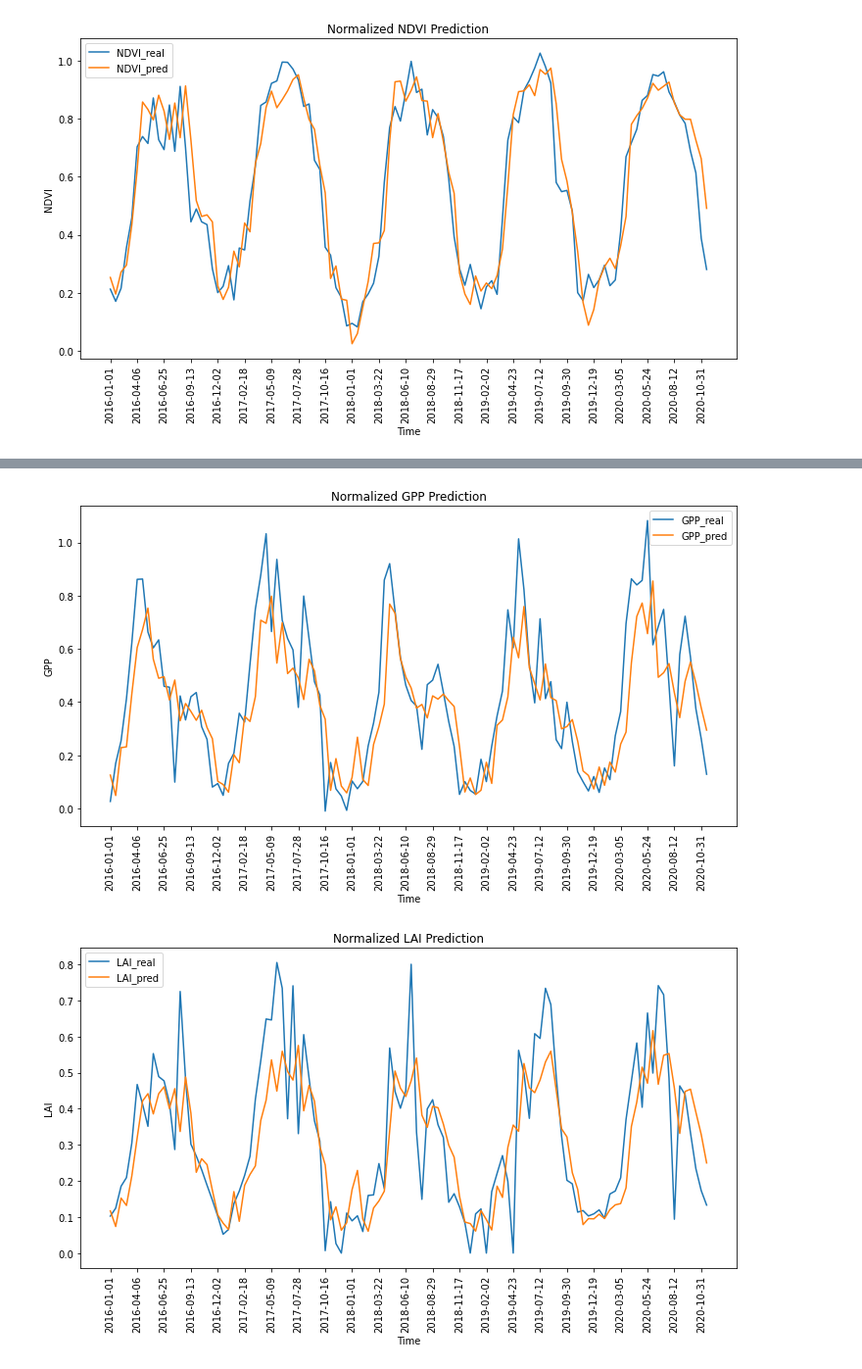
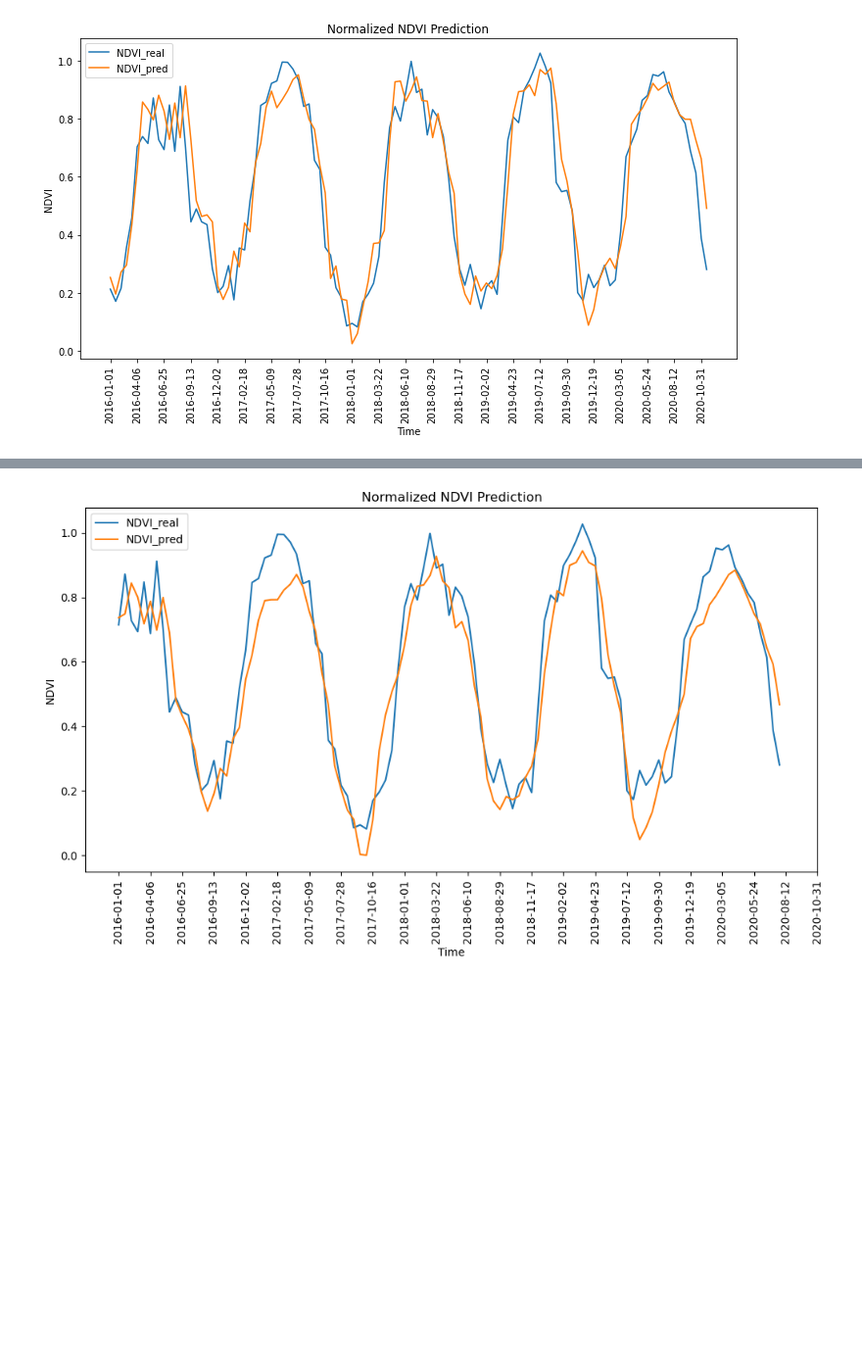
Before and after one commit to youhangkai/SHARING, a Jupyter notebook: LSTM_LAI.ipynb, the cells around one changed output, grey strips where cells are left out. Shown at 98% size. Cells and saved outputs as stored; diff of their text form; code cells hidden in the pictures; blank space fills up the shorter version.

```diff
--- a/LSTM_LAI.ipynb
+++ b/LSTM_LAI.ipynb
@@ -9,7 +9,7 @@ from sklearn.metrics import mean_squared_error
 import matplotlib.pyplot as plt
 
 # Load data
-data_path = "H:\\LAI_prediction_2000to2020\\Merged_Data2002to2020NDVI.csv"
+data_path = "E:\\LAI_prediction_2000to2020\\Merged_Data2002to2020NDVI.csv"
 data = pd.read_csv(data_path)
 print(data.columns)
 
@@ -46,8 +46,8 @@ X_test, y_test = create_dataset(test_data_normalized, look_back)
 
 # Create LSTM model
 model = Sequential()
-model.add(LSTM(16, input_shape=(X_train.shape[1], X_train.shape[2])))
-model.add(Dense(1))
+model.add(LSTM(50, input_shape=(X_train.shape[1], X_train.shape[2])))
+model.add(Dense(2))
 model.compile(loss='mean_squared_error', optimizer='adam')
 
 # Train the model
@@ -126,7 +126,7 @@ from sklearn.metrics import mean_squared_error
 import matplotlib.pyplot as plt
 
 # Load data
-data_path = "E:\\LAI_prediction_2000to2020\\Merged_Data2002to2020_no.csv"
+data_path = "H:\\LAI_prediction_2000to2020\\Merged_Data2002to2020_no.csv"
 data = pd.read_csv(data_path)
 print(data.columns)
 
@@ -149,24 +149,24 @@ test_data_normalized = scaler.transform(test_data)
 print('Normalize data finished!')
 
 # Prepare data for LSTM
-def create_dataset(data, look_back=1):
+def create_dataset(data, look_back=8):
     X, Y = [], []
     for i in range(len(data) - look_back - 1):
         a = data[i:(i + look_back), :]
         X.append(a)
-        Y.append(data[i + look_back, 0:3])  # GPP, LAI, NDVI columns
+        Y.append(data[i + look_back, 0:1])  # GPP, LAI, NDVI columns
     return np.array(X), np.array(Y)
 
-look_back = 1
+look_back = 8
 X_train, y_train = create_dataset(train_data_normalized, look_back)
 X_test, y_test = create_dataset(test_data_normalized, look_back)
 
 # Create LSTM model
 model = Sequential()
-model.add(LSTM(50, input_shape=(X_train.shape[1], X_train.shape[2])))
-model.add(Dense(3))
+model.add(LSTM(32, input_shape=(X_train.shape[1], X_train.shape[2])))
+model.add(Dense(1))
 model.compile(loss='mean_squared_error', optimizer='adam')
 
 # Train the model
-model.fit(X_train, y_train, epochs=100, batch_size=4, verbose=2)
+model.fit(X_train, y_train, epochs=100, batch_size=16, verbose=2)
 # %% [output]
@@ -202,44 +204,19 @@ Test RMSE: 0.140
 # %%
 # Extract predicted and actual values for each variable
-GPP_real, LAI_real, NDVI_real = y_test[:, 0], y_test[:, 1], y_test[:, 2]
-GPP_pred, LAI_pred, NDVI_pred = test_predict[:, 0], test_predict[:, 1], test_predict[:, 2]
+NDVI_real = y_test[:, 0]
+NDVI_pred = test_predict[:, 0]
 
-
-# Plot GPP
-plt.figure(figsize=(12, 6))
-plt.plot(GPP_real, label='GPP_real')
-plt.plot(GPP_pred, label='GPP_pred')
-plt.title('Normalized GPP Prediction')
-plt.xlabel('Time')
-plt.ylabel('GPP')
-tick_frequency = 5
-plt.xticks(range(0, len(test_data.index), tick_frequency), test_data.index[::tick_frequency].strftime('%Y-%m-%d'), rotation=90)
-plt.legend()
-plt.show()
-
-# Plot LAI
-plt.figure(figsize=(12, 6))
-plt.plot(LAI_real, label='LAI_real')
-plt.plot(LAI_pred, label='LAI_pred')
-plt.title('Normalized LAI Prediction')
-plt.xlabel('Time')
-plt.ylabel('LAI')
-tick_frequency = 5
-plt.xticks(range(0, len(test_data.index), tick_frequency), test_data.index[::tick_frequency].strftime('%Y-%m-%d'), rotation=90)
-plt.legend()
-plt.show()
 
 # Plot NDVI
 plt.figure(figsize=(12, 6))
 plt.plot(NDVI_real, label='NDVI_real')
 plt.plot(NDVI_pred, label='NDVI_pred')
 plt.title('Normalized NDVI Prediction')
 tick_frequency = 5
 plt.xticks(range(0, len(test_data.index), tick_frequency), test_data.index[::tick_frequency].strftime('%Y-%m-%d'), rotation=90)
 plt.xlabel('Time')
 plt.ylabel('NDVI')
 plt.legend()
 plt.show()
 # %% [output]
-[figure, old version]
+[figure, new version]
-[figure, removed]
```
Also changed, not shown: parts of 18 cells of this notebook.
